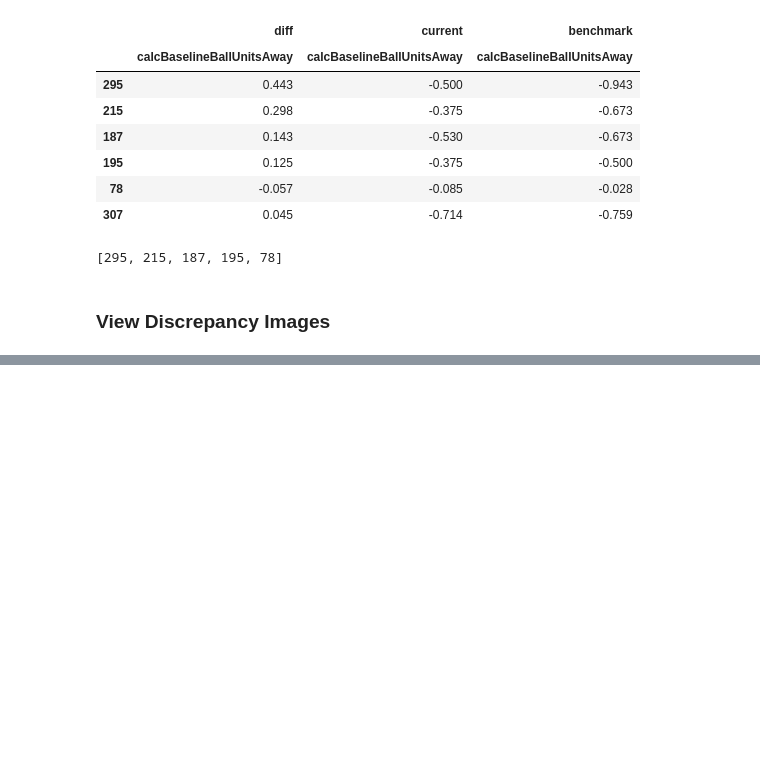
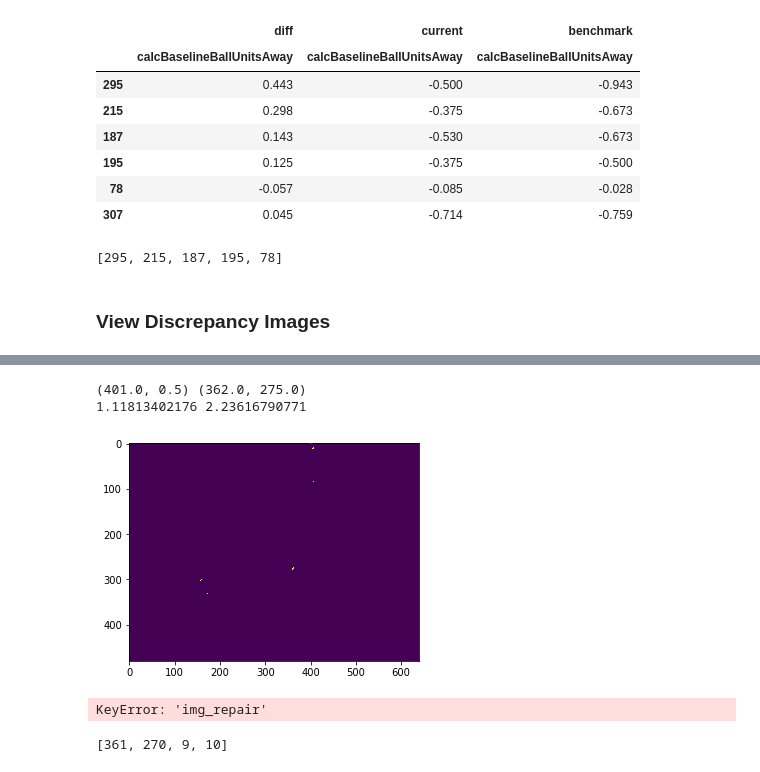
Before and after one commit to sutt/ppd, a Jupyter notebook: books/eval-report-2.ipynb, the cells around one changed output, grey strips where cells are left out. Drawn from its saved outputs; the diff is of its cells as text; code cells hidden in the pictures; blank space fills up the shorter version.

```diff
--- a/books/eval-report-2.ipynb
+++ b/books/eval-report-2.ipynb
@@ -129,0 +251,16 @@ gs = listGS[1]
+# %%
+algo_nums = [0,1,2]
+
+d_trackers = {}
+for algo_num in algo_nums:
+    _track = TrackFactory(on=True)
+    _track.setInit(ballColor='green')
+    _track.setAlgoEnum(algo_num)
+    d_trackers[str(algo_num)] = _track
+
+for elem in d_trackers.items():
+    print elem[0]
+    print elem[1].getTrackParams()
+
+track0 = d_trackers['0']
+track2 = d_trackers['2']
@@ -129,0 +272,35 @@ gs = listGS[1]
+# %%
+#look at an two diff tracker's results to one particular frame
+
+gs = listGS[2]
+
+frame_gs = gs.getOrigFrame()
+
+track0.setFrame(frame_gs.copy())
+track2.setFrame(frame_gs.copy())
+
+track_log = track0.trackFrame(b_log=True)
+track_log2 = track2.trackFrame(b_log=True)
+
+print track_log['xy'], track_log2['xy']
+print track_log['radius'], track_log2['radius']
+# %% [output]
+(401.0, 0.5) (362.0, 275.0)
+1.11813402176 2.23616790771
+# %%
+cvtPlot(track_log2['img_repair'])
+# %% [output]
+[figure, added]
+# %%
+cvtPlot(track_log['img_repair'])
+# %% [output]
+KeyError: 'img_repair'
+# %%
+#what is the true inputScore for this frame?
+inputScore = gs.displayInputScore
+score = None
+if inputScore is not None:
+    score = inputScore.get('0', {}).get('data', None)
+score
+# %% [output]
+[361, 270, 9, 10]
```
Also changed, not shown: parts of 49 cells of this notebook, 10 other files.
